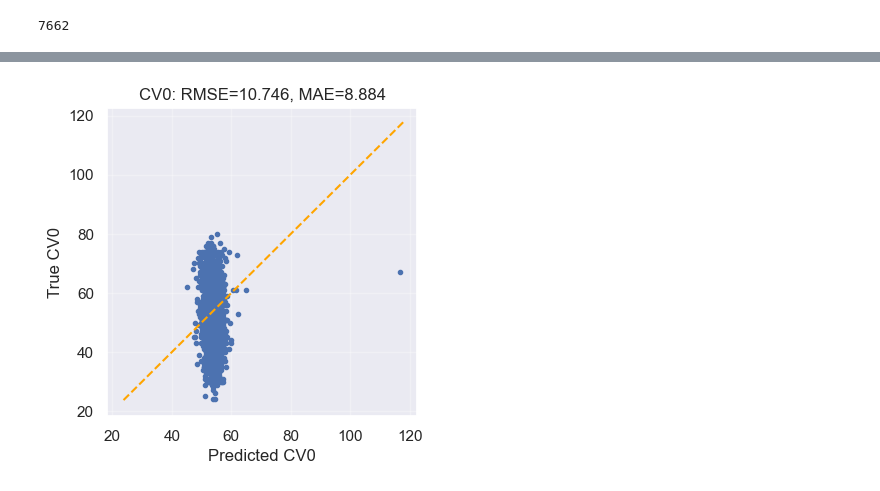
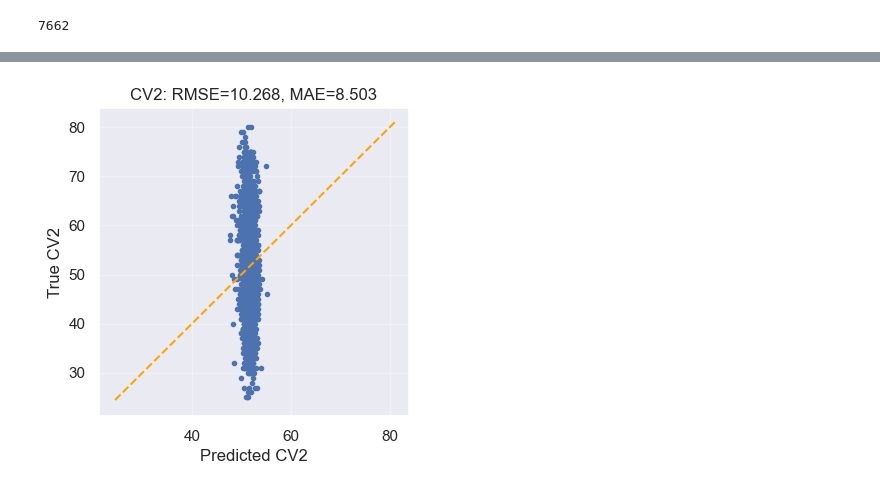
Before and after one commit to keimy1007/OCT2Age, a Jupyter notebook: notebook/[ks231207]OCT2Age.ipynb, the cells around one changed output, grey strips where cells are left out. Cells and saved outputs as stored; diff of their text form; code cells hidden in the pictures.

```diff
--- a/notebook/[ks231207]OCT2Age.ipynb
+++ b/notebook/[ks231207]OCT2Age.ipynb
@@ -113,30 +102,31 @@ from src.model.OCT2Age import NN_OCT2Age, train, valid
 from src.preprocess import create_scaled_dataloader_per_CV, dataframe_to_tensor
 from sklearn.preprocessing import StandardScaler, MinMaxScaler, RobustScaler, FunctionTransformer
 
+def split_dataframe(df, var_name):
+    # OCT情報とageだけを残す
+    col_names = df_OCT.columns.tolist() + [var_name]
+    XY_df = df[col_names]
 
-def split_dataframe(df):
     # X_df は 'ID', 'topID', 'eye', 'date', 'age' を除くすべての列を含む
-    X_df = df.drop(['ID', 'topID', 'eye', 'date', 'age'], axis=1)
+    X_df = XY_df.drop(['ID', 'topID', 'eye', 'date', var_name], axis=1)
 
-    # Y_df は 'age' 列のみを含む
-    Y_df = df[['age']]
+    # y_df は 'age' 列のみを含む
+    y_df = XY_df[[var_name]]
 
-    return X_df, Y_df
+    return X_df, y_df
 
-# OCT情報とageだけを残す
-col_names = df_OCT.columns.tolist() + ["age"]
-XY_df = df_merged[col_names]
 
 # X,Yにスプリット
-X_df, Y_df = split_dataframe(XY_df)
+var_name = "age"
+X_df, y_df = split_dataframe(df_merged, var_name=var_name)
 
 # データローダーの作成
 n_splits = 3
-batch_size = 128
+batch_size = 32
 
 # scaler = StandardScaler()
 scaler = MinMaxScaler()
 # scaler = RobustScaler()
 # scaler = FunctionTransformer()
 
-_, X_test_CV, X_scaler_CV, _, y_test_CV, y_scaler_CV, train_loader_CV, test_loader_CV = create_scaled_dataloader_per_CV(X_df, Y_df, scaler=scaler, n_splits=n_splits, batch_size=batch_size)
+_, X_test_CV, X_scaler_CV, _, y_test_CV, y_scaler_CV, train_loader_CV, test_loader_CV = create_scaled_dataloader_per_CV(X_df, y_df, scaler=scaler, n_splits=n_splits, batch_size=batch_size)
@@ -145,7 +182,7 @@ import torch
 import torch.nn as nn
 import torch.nn.functional as F
 import torch.optim as optim
-from src.model.OCT2Age import NN_OCT2Age, train, valid
+from src.model.MLP import MLP, train, valid
 
 
 # ハイパラ
@@ -160,7 +197,7 @@ device = "cpu"
 
 model_CV = []
 for k in range(n_splits):
-    model = NN_OCT2Age(input_dim=212, hidden_dims=[64,32], output_dim=1, dropout_rate=dropout_rate).to(device)
+    model = MLP(input_dim=212, hidden_dims=[100,10], output_dim=1, dropout_rate=dropout_rate).to(device)
     optimizer = optim.Adam(model.parameters(), lr=lr)
 
     train_losses = []
@@ -251,17 +288,17 @@ for k in range(n_splits):
 # %%
 from src.eval_plot import calc_reg_metrics, plot_reg_metrics
 
 
-k = 0
+k = 2
 
 y_test = y_test_CV[k].to_numpy()
 y_scaler = y_scaler_CV[k]
 y_test_scaled = y_scaler.transform(y_test)
 
 y_pred_scaled = y_pred_scaled_CV[k].detach().numpy()
 
 calc_reg_metrics(y_test_scaled, y_pred_scaled, y_scaler_CV[0])
 
 plot_reg_metrics(y_test_scaled, y_pred_scaled, y_scaler_CV[0], target_name=f"CV{k}")
 # %% [output]
-[figure, old version]
+[figure, new version]
```
Also changed, not shown: parts of 13 cells of this notebook, 3 other files.
